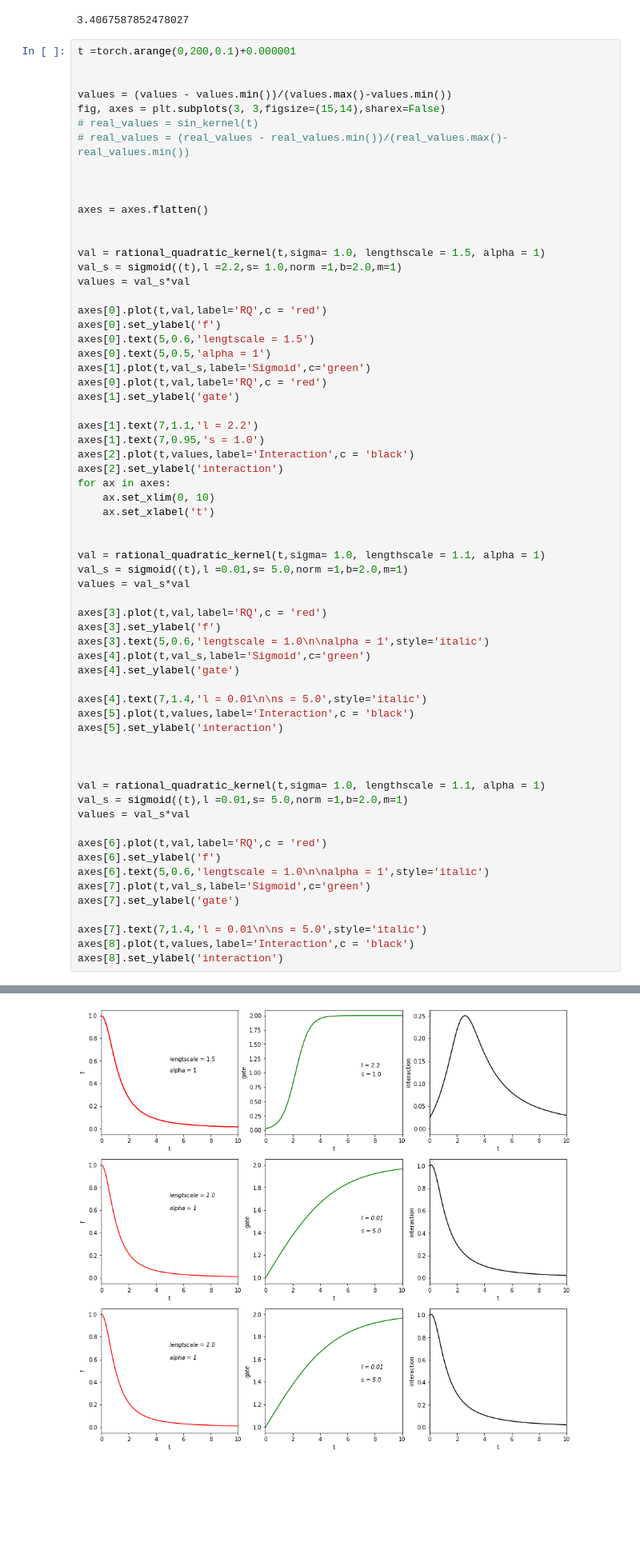
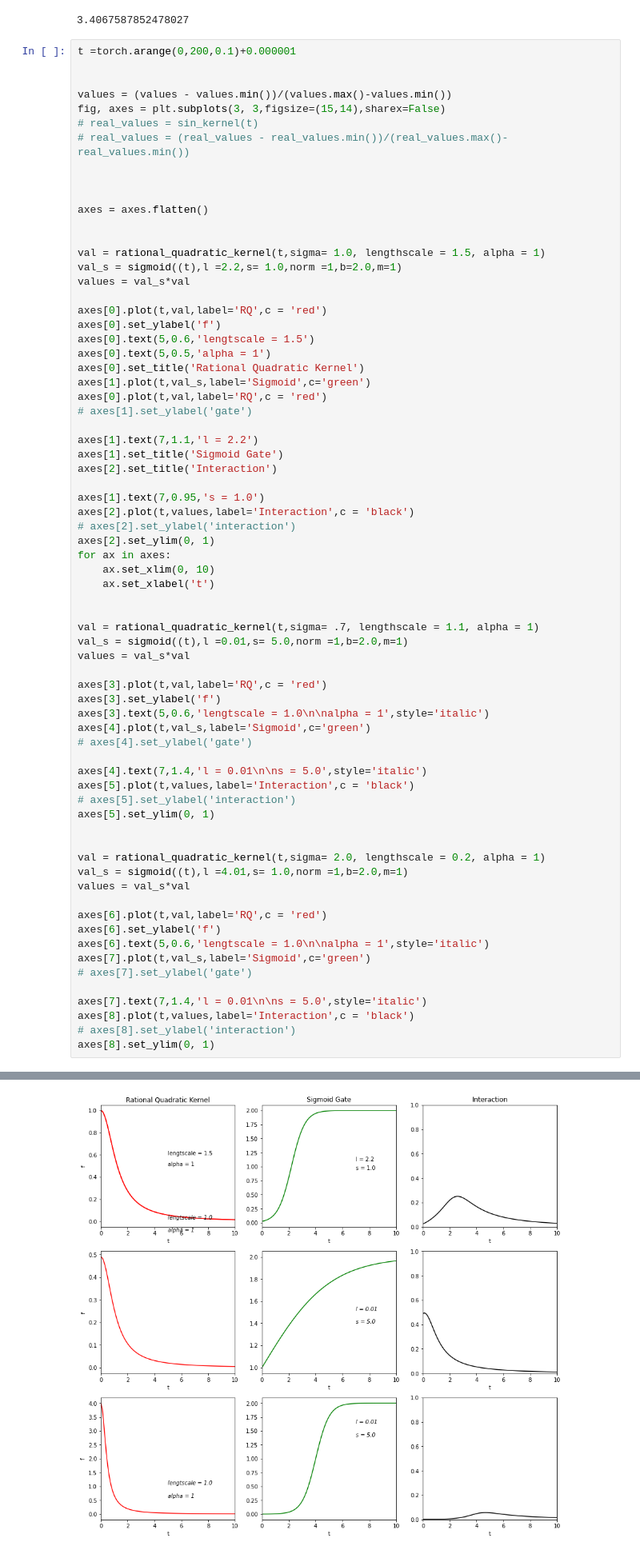
Before and after one commit to yamacisik/gated_kernel_tpp, a Jupyter notebook: Compare Triggering Kernels.ipynb, the cells around one changed output, grey strips where cells are left out. Shown at 80% size. Cells and saved outputs as stored; diff of their text form; blank space fills up the shorter version.

Commit message:
Learning 2-d with sigmoid

```diff
--- a/Compare Triggering Kernels.ipynb
+++ b/Compare Triggering Kernels.ipynb
@@ -362,20 +362,25 @@ axes[0].plot(t,val,label='RQ',c = 'red')
 axes[0].set_ylabel('f')
 axes[0].text(5,0.6,'lengtscale = 1.5')
 axes[0].text(5,0.5,'alpha = 1')
+axes[0].set_title('Rational Quadratic Kernel')
 axes[1].plot(t,val_s,label='Sigmoid',c='green')
 axes[0].plot(t,val,label='RQ',c = 'red')
-axes[1].set_ylabel('gate')
+# axes[1].set_ylabel('gate')
 
 axes[1].text(7,1.1,'l = 2.2')
+axes[1].set_title('Sigmoid Gate')
+axes[2].set_title('Interaction')
+
 axes[1].text(7,0.95,'s = 1.0')
 axes[2].plot(t,values,label='Interaction',c = 'black')
-axes[2].set_ylabel('interaction')
+# axes[2].set_ylabel('interaction')
+axes[2].set_ylim(0, 1)
 for ax in axes:
     ax.set_xlim(0, 10)
     ax.set_xlabel('t')
 
 
-val = rational_quadratic_kernel(t,sigma= 1.0, lengthscale = 1.1, alpha = 1)
+val = rational_quadratic_kernel(t,sigma= .7, lengthscale = 1.1, alpha = 1)
 val_s = sigmoid((t),l =0.01,s= 5.0,norm =1,b=2.0,m=1)
 values = val_s*val
 
@@ -383,25 +388,26 @@ axes[3].plot(t,val,label='RQ',c = 'red')
 axes[3].set_ylabel('f')
 axes[3].text(5,0.6,'lengtscale = 1.0\n\nalpha = 1',style='italic')
 axes[4].plot(t,val_s,label='Sigmoid',c='green')
-axes[4].set_ylabel('gate')
+# axes[4].set_ylabel('gate')
 
 axes[4].text(7,1.4,'l = 0.01\n\ns = 5.0',style='italic')
 axes[5].plot(t,values,label='Interaction',c = 'black')
-axes[5].set_ylabel('interaction')
+# axes[5].set_ylabel('interaction')
+axes[5].set_ylim(0, 1)
 
 
-
-val = rational_quadratic_kernel(t,sigma= 1.0, lengthscale = 1.1, alpha = 1)
-val_s = sigmoid((t),l =0.01,s= 5.0,norm =1,b=2.0,m=1)
+val = rational_quadratic_kernel(t,sigma= 2.0, lengthscale = 0.2, alpha = 1)
+val_s = sigmoid((t),l =4.01,s= 1.0,norm =1,b=2.0,m=1)
 values = val_s*val
 
 axes[6].plot(t,val,label='RQ',c = 'red')
 axes[6].set_ylabel('f')
 axes[6].text(5,0.6,'lengtscale = 1.0\n\nalpha = 1',style='italic')
 axes[7].plot(t,val_s,label='Sigmoid',c='green')
-axes[7].set_ylabel('gate')
+# axes[7].set_ylabel('gate')
 
 axes[7].text(7,1.4,'l = 0.01\n\ns = 5.0',style='italic')
 axes[8].plot(t,values,label='Interaction',c = 'black')
-axes[8].set_ylabel('interaction')
+# axes[8].set_ylabel('interaction')
+axes[8].set_ylim(0, 1)
 # %% [output]
@@ -409,4 +415,4 @@ Text(0, 0.5, 'interaction')
-[figure, old version]
+[figure, new version]
 # %%
 t =torch.arange(0,200,0.1)+0.000001
 val = rational_quadratic_kernel(t,sigma= 1.0, lengthscale = 0.2, alpha = 1)
```
Also changed, not shown: parts of 1 cell of this notebook, 1 other file.
